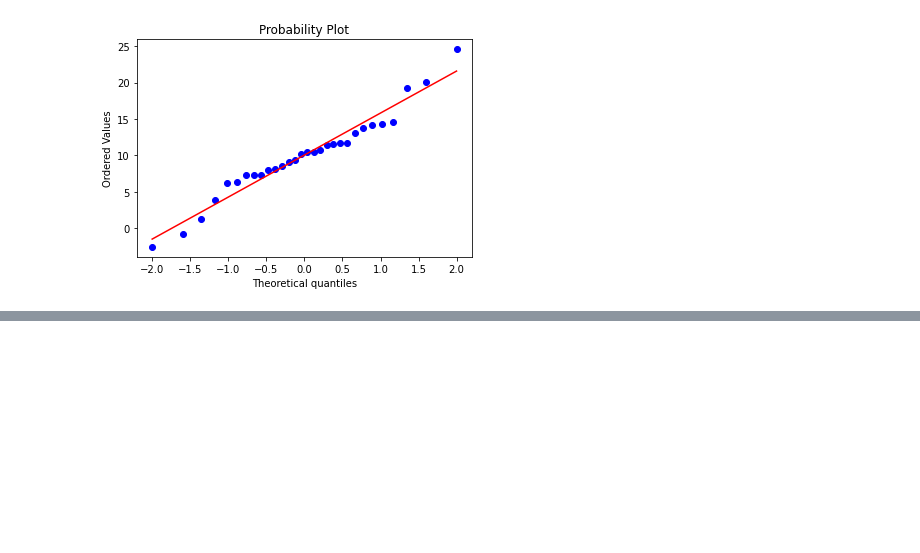
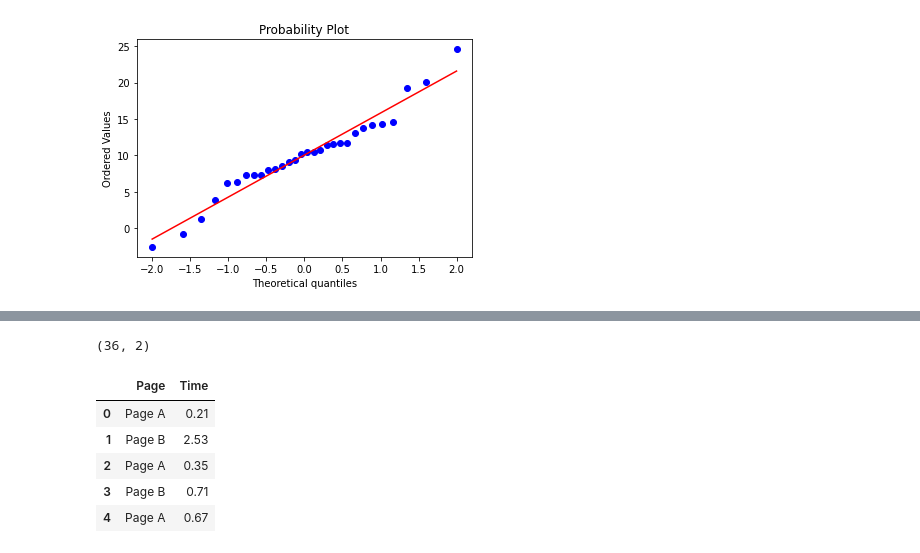
Before and after one commit to Je-Hyeon/My_Study_Materials2021, a Jupyter notebook: Practical_stat_datascientist.ipynb, the cells around one changed output, grey strips where cells are left out. Cells and saved outputs as stored; diff of their text form; code cells hidden in the pictures; blank space fills up the shorter version.

```diff
--- a/Practical_stat_datascientist.ipynb
+++ b/Practical_stat_datascientist.ipynb
@@ -483,0 +511,15 @@ stats.probplot(np.random.normal(10,5,size= 30), plot= ax);
+# %%
+# 웹페이지 데이터 가져오기.
+
+web_page = pd.read_csv('/content/drive/MyDrive/Exercise: Practical statistics/data/web_page_data.csv')
+
+print(web_page.shape)
+web_page.head()
+# %% [output]
+(36, 2)
+|  | Page | Time |
+| 0 | Page A | 0.21 |
+| 1 | Page B | 2.53 |
+| 2 | Page A | 0.35 |
+| 3 | Page B | 0.71 |
+| 4 | Page A | 0.67 |
```
Also changed, not shown: parts of 12 cells of this notebook.
